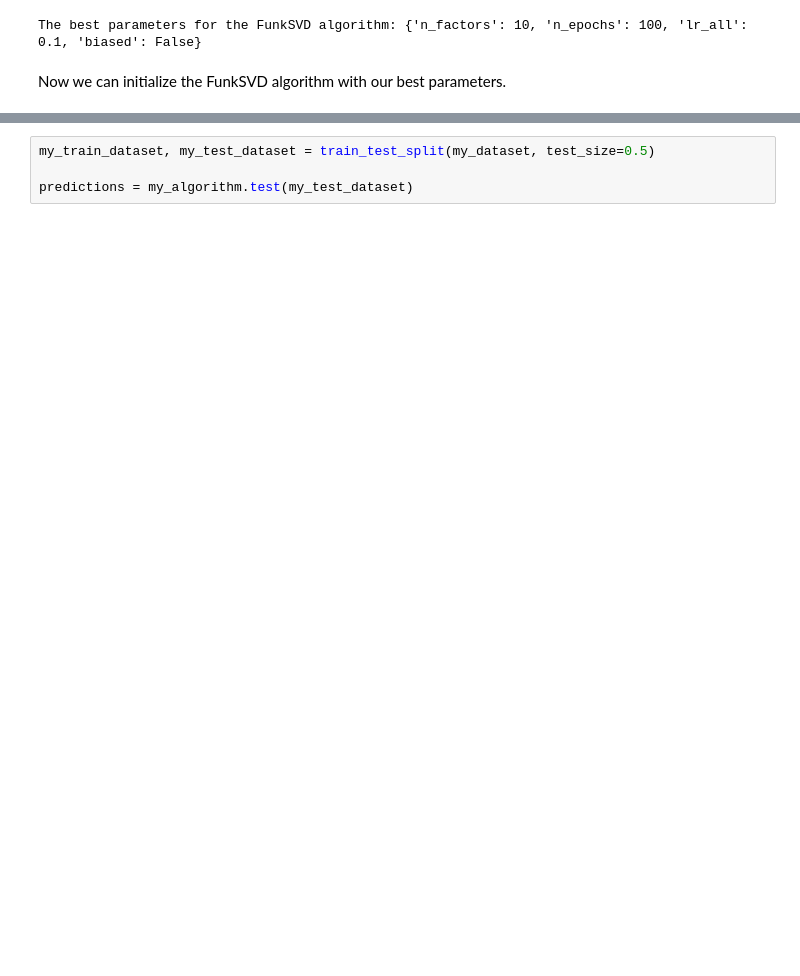
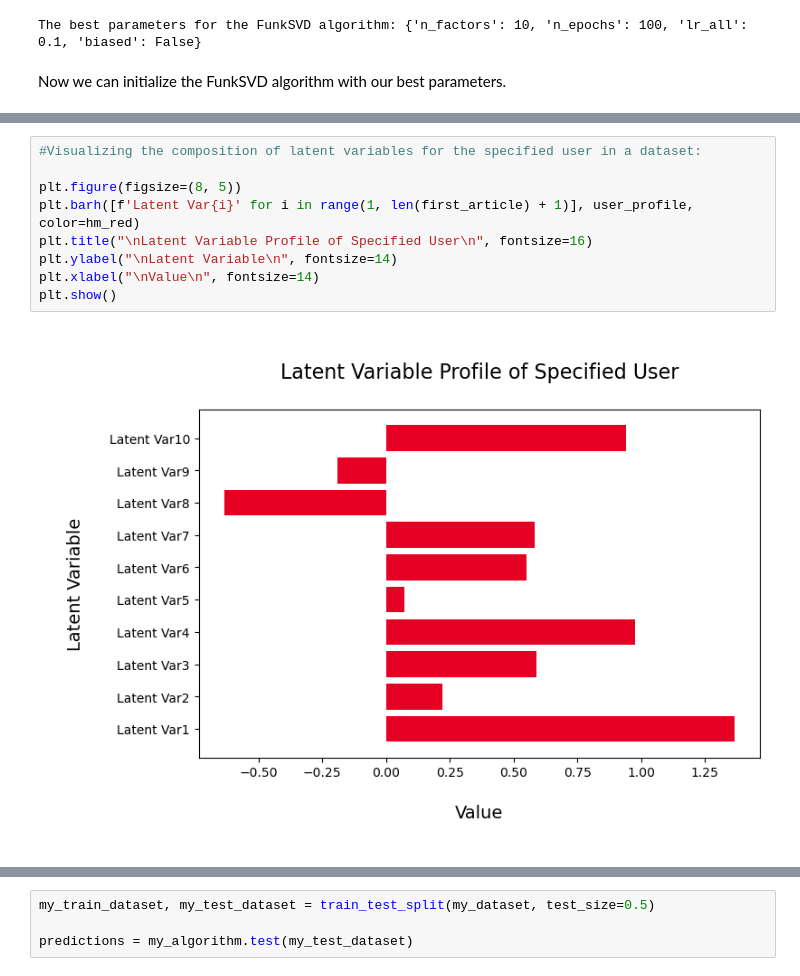
Before and after one commit to atoosa-r/clothing_recommender_systems, a Jupyter notebook: notebooks/Sprint_3_Part2_MF.ipynb, the cells around one changed output, grey strips where cells are left out. Cells and saved outputs as stored; diff of their text form; blank space fills up the shorter version.

```diff
--- a/notebooks/Sprint_3_Part2_MF.ipynb
+++ b/notebooks/Sprint_3_Part2_MF.ipynb
@@ -231,0 +342,11 @@ plt.show()
+# %%
+#Visualizing the composition of latent variables for the specified user in a dataset:
+
+plt.figure(figsize=(8, 5))
+plt.barh([f'Latent Var{i}' for i in range(1, len(first_article) + 1)], user_profile, color=hm_red)
+plt.title("\nLatent Variable Profile of Specified User\n", fontsize=16)
+plt.ylabel("\nLatent Variable\n", fontsize=14)
+plt.xlabel("\nValue\n", fontsize=14)
+plt.show()
+# %% [output]
+[figure, added]
```
Also changed, not shown: parts of 36 cells of this notebook, 3 other files.
